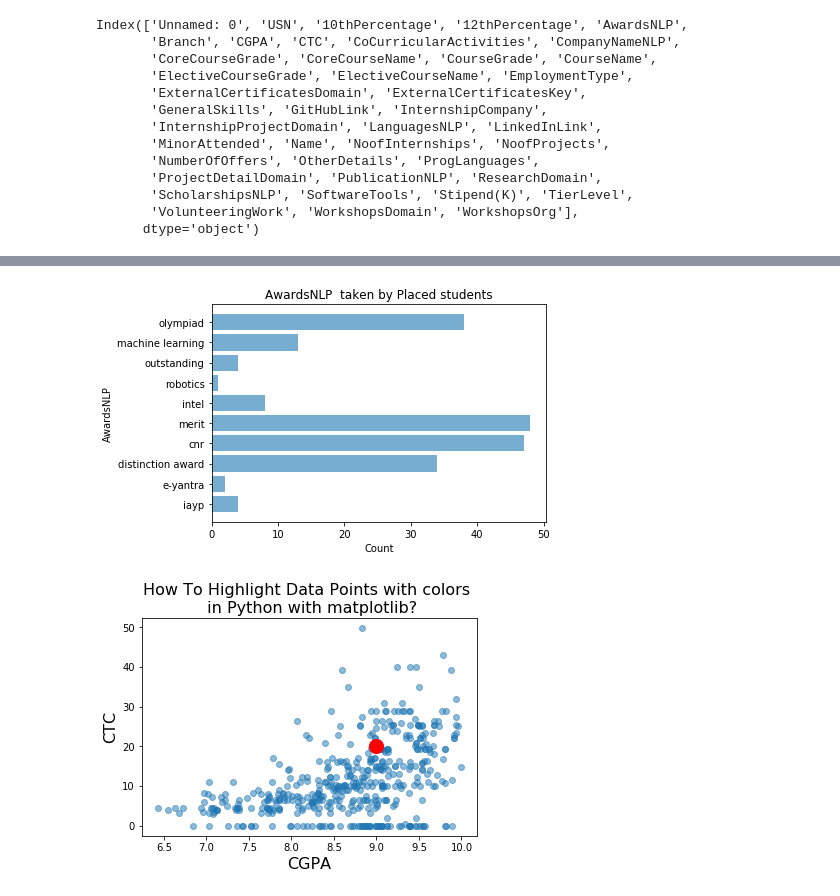
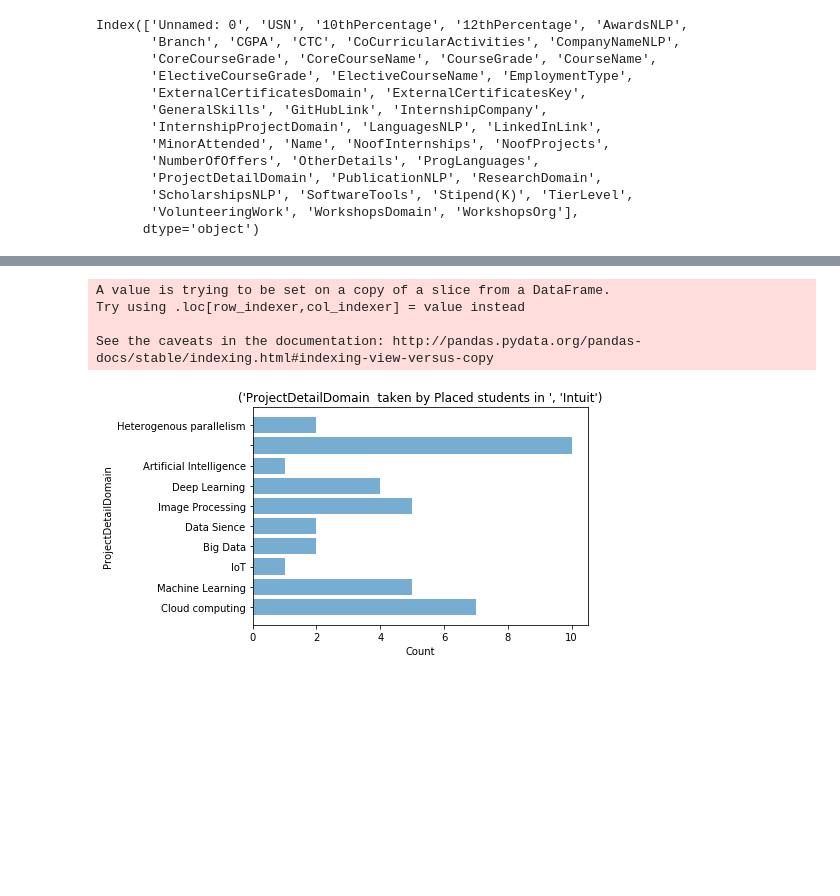
Before and after one commit to Diya1999/Skill-Recommender-System, a Jupyter notebook: MasterDatasetEDAModule.ipynb, the cells around one changed output, grey strips where cells are left out. Drawn from its saved outputs; the diff is of its cells as text; code cells hidden in the pictures; blank space fills up the shorter version.

```diff
--- a/MasterDatasetEDAModule.ipynb
+++ b/MasterDatasetEDAModule.ipynb
@@ -287,3 +288,24 @@ class advancedColumnWiseCountEDA:
         plt.ylabel(var)
         title=var+"  taken by Placed students"
         plt.title(title)
+
+    def companyDomainCount(self, data, company,var):
+        df=data.copy()
+        df=data[data['CompanyNameNLP'] == company]
+        df[var]=df[var].str.split('##')
+        e={}
+        for i,k in df.iterrows():
+            n=[]
+            if(df[var][i]!='' and type(df[var][i])!=float):
+                for j in df[var][i]:
+                    if type(j)!=float:
+                        if j not in e:
+                            e[j] = 1
+                        else:
+                            e[j] =e[j] + 1
+        #e.pop('')
+        plt.barh(list(e.keys())[0:10],list(e.values())[0:10], align='center', alpha=0.6)
+        plt.xlabel('Count')
+        plt.ylabel(var)
+        title=var+"  taken by Placed students in ",company
+        plt.title(title)
@@ -425,33 +637,22 @@ HISTOGRAM FOR 12th
 # %%
+#PLACED STUDENT COUNT COLUMN WISE
+
 c= advancedColumnWiseCountEDA(df)
 #c.projectDomain(df)
 #c.researchDomain(df)
 #c.tools(df)
 #c.progLang(df)
 #c.externalCertificates(df)
 #c.externalCertificatesDomain(df)
+
+#PLOT SHOWING DISTRIBUTION OF COUMN VALUES BASED ON ATTRIBUTE VALUE
 #c.generalCode(df,'AwardsNLP')
+
+#PLOT FOR TOP DOMAINS BASED ON COMPANY NAME:
+c.companyDomainCount(df,"Intuit","ProjectDetailDomain")
 # %% [output]
+A value is trying to be set on a copy of a slice from a DataFrame.
+Try using .loc[row_indexer,col_indexer] = value instead
+
+See the caveats in the documentation: http://pandas.pydata.org/pandas-docs/stable/indexing.html#indexing-view-versus-copy
-[figure, old version]
+[figure, new version]
-# %%
-#Graph 1
-# CGPA WITH ADDED POINT
-
-# scatter plot with matplotlib in Python
-plt.scatter(df.CGPA,df.CTC,  alpha=0.5)
-# set x-axis label and specific size
-plt.xlabel('CGPA',size=16)
-# set y-axis label and specific size
-plt.ylabel('CTC',size=16)
-# set plot title with specific size
-plt.title('How To Highlight Data Points with colors \n in Python with matplotlib?',size=16)
-
-data = [(9,20)]
-your_points = pd.DataFrame(data=data, columns=['CGPA','CTC']);
-plt.scatter(your_points.CGPA, your_points.CTC, color="red",s=200)
-#plt.show()
-plt.savefig('How_To_Highlight_Data_Points_with_Color_Python.png', dpi=150)
-
-#INCREASE , SHOW POINTER
-# %% [output]
-[figure, removed]
```
Also changed, not shown: parts of 15 cells of this notebook.
